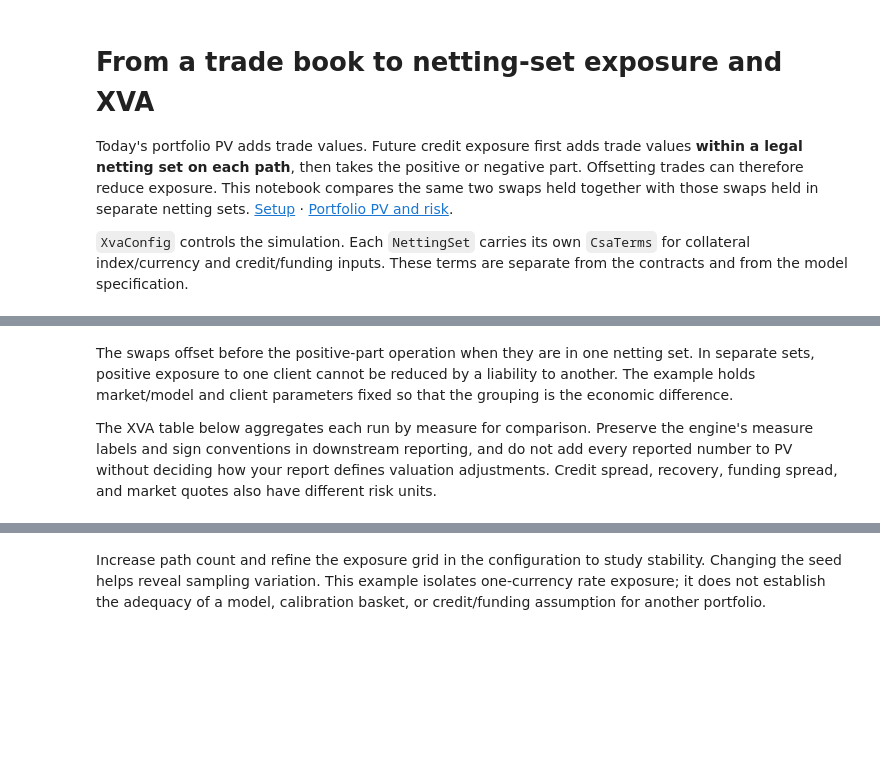
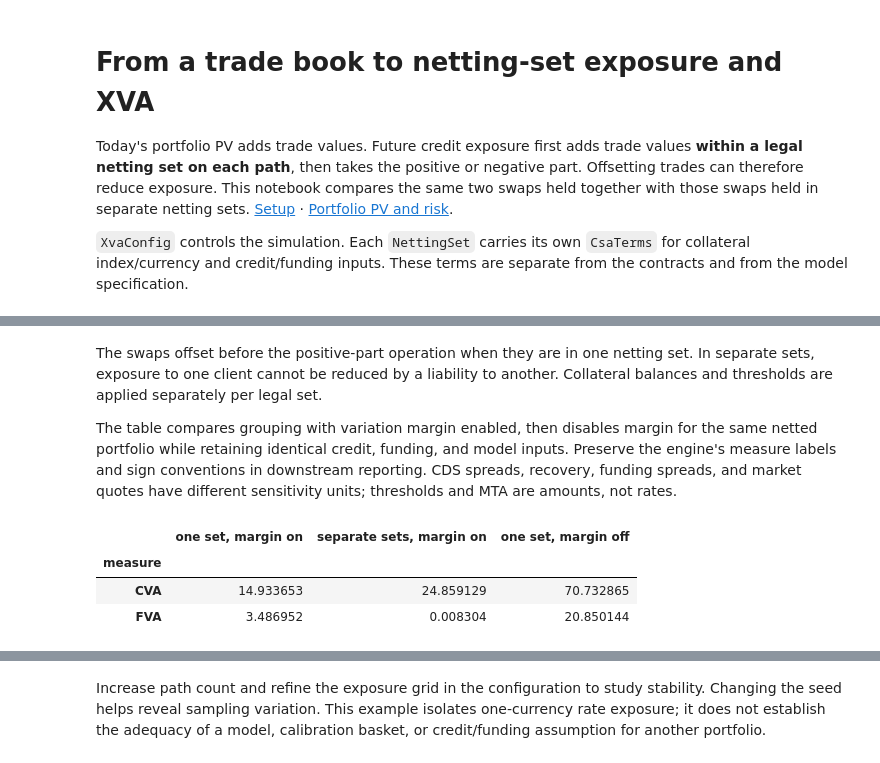
Before and after one commit to jmelo11/quantsupport, a Jupyter notebook: bindings/python/examples/cva/xva.ipynb, the cells around one changed output, grey strips where cells are left out. Saved outputs shown, nothing was run; the diff lists cells and outputs as text; code cells hidden in the pictures; blank space fills up the shorter version.

```diff
--- a/bindings/python/examples/cva/xva.ipynb
+++ b/bindings/python/examples/cva/xva.ipynb
@@ -201,22 +206,37 @@ plt.show()
 # %% [markdown]
 The swaps offset before the positive-part operation when they are in one
-netting set. In separate sets, positive exposure to one client cannot be
-reduced by a liability to another. The example holds market/model and client
-parameters fixed so that the grouping is the economic difference.
+netting set. In separate sets, exposure to one client cannot be reduced by a
+liability to another. Collateral balances and thresholds are applied separately
+per legal set.
 
-The XVA table below aggregates each run by measure for comparison. Preserve the
-engine's measure labels and sign conventions in downstream reporting, and do
-not add every reported number to PV without deciding how your report defines
-valuation adjustments. Credit spread, recovery, funding spread, and market
-quotes also have different risk units.
+The table compares grouping with variation margin enabled, then disables
+margin for the same netted portfolio while retaining identical credit,
+funding, and model inputs. Preserve the engine's measure labels and sign
+conventions in downstream reporting. CDS spreads, recovery, funding spreads,
+and market quotes have different sensitivity units; thresholds and MTA are
+amounts, not rates.
 # %%
-pd.concat(
+unmargined_csa = qs.CsaTerms.from_dict(dict(csa_spec, variation_margin=False))
+unmargined = run_exposure([
+    qs.NettingSet("ONE-CLIENT", [receive, pay], unmargined_csa),
+])
+comparison = pd.concat(
     {
-        "one netting set": netted.xva_values.groupby("measure")["value"].sum(),
-        "separate sets": separate.xva_values.groupby("measure")["value"].sum(),
+        "one set, margin on": netted.xva_values.groupby("measure")["value"].sum(),
+        "separate sets, margin on": separate.xva_values.groupby("measure")["value"].sum(),
+        "one set, margin off": unmargined.xva_values.groupby("measure")["value"].sum(),
     },
     axis=1,
 )
+assert comparison.loc["CVA", "one set, margin on"] < comparison.loc[
+    "CVA", "one set, margin off"
+]
+comparison
+# %% [output]
+|  | one set, margin on | separate sets, margin on | one set, margin off |
+| measure |  |  |  |
+| CVA | 14.933653 | 24.859129 | 70.732865 |
+| FVA | 3.486952 | 0.008304 | 20.850144 |
 # %%
 netted.sensitivities.sort_values(
     "value",
```
Also changed, not shown: parts of 7 cells of this notebook, 14 other files.
